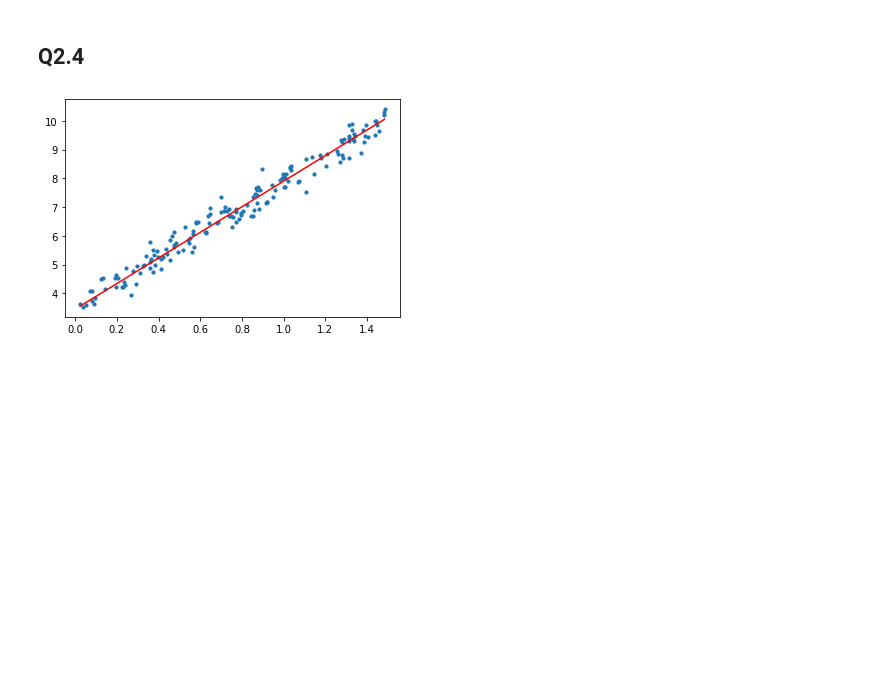
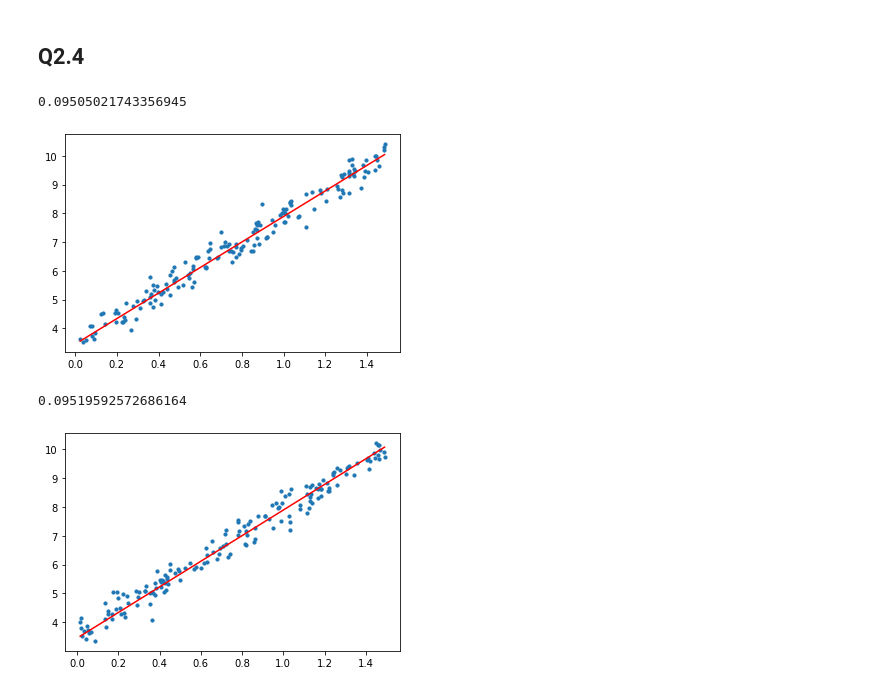
Before and after one commit to yuhehao/CS182_hw, a Jupyter notebook: cs182_hw2/coding/hw2_coding.ipynb, the cells around one changed output. Drawn from its saved outputs; the diff is of its cells as text; code cells hidden in the pictures; blank space fills up the shorter version.

```diff
--- a/cs182_hw2/coding/hw2_coding.ipynb
+++ b/cs182_hw2/coding/hw2_coding.ipynb
@@ -381,44 +381,48 @@ import random
 ### YOUR CODE HERE - Implement gradient decent
 ## preparation
 e = 1e-8
-alpha = 0.001
+alpha = 1e-4
 train2_x = np.array(train2[0])
 train2_y = np.array(train2[1])
 valid2_x = np.array(valid2[0])
 valid2_y = np.array(valid2[1])
 test2_x = np.array(test2[0])
 test2_y = np.array(test2[1])
 
-# train2_x = train2_x.reshape(-1, 1)
-# train2_y = train2_y.reshape(-1, 1)
-# valid2_x = valid2_x.reshape(-1, 1)
-# valid2_y = valid2_y.reshape(-1, 1)
-# test2_x = test2_x.reshape(-1, 1)
-# test2_y = test2_y.reshape(-1, 1)
 b = np.mean(train2_y)/2
 def Mse(x,y,m):
     add = 0.0
     for i in range(len(x)):
         add += (y[i]-m*x[i]-b)**2
     return add/len(x)
 def dj(x,y,m):
     add = 0.0
     for i in range(len(x)):
         add += (-2)*(y[i]-m*x[i]-b)*(x[i])
     return add/len(x)
 ##
 m = 10*random.random()#4.45
 
 while True:
     last = m
     m = m - alpha*dj(train2_x,train2_y,m)
     # print(m)
     if (np.abs(Mse(train2_x,train2_y,last)-Mse(train2_x,train2_y,m)) < e):
         break
+
+### YOUR CODE HERE - Calculate the mean squared error on both training and validation set and plot the results.
+print("Mean Squared Error: {}".format(Mse(train2_x,train2_y,m)))
 pred_train_y_2 = train2_x*m+b
 plt.scatter(train2_x, train2_y, s=10)
 plt.plot(train2_x, pred_train_y_2, color='r')
 plt.show()
-### YOUR CODE HERE - Calculate the mean squared error on both training and validation set and plot the results.
+print("Mean Squared Error: {}".format(Mse(valid2_x,valid2_y,m)))
+pred_valid_y_2 = valid2_x*m+b
+plt.scatter(valid2_x, valid2_y, s=10)
+plt.plot(valid2_x, pred_valid_y_2, color='r')
+plt.show()
 # %% [output]
+0.09505021743356945
 [figure]
+0.09519592572686164
+[figure, added]
```
